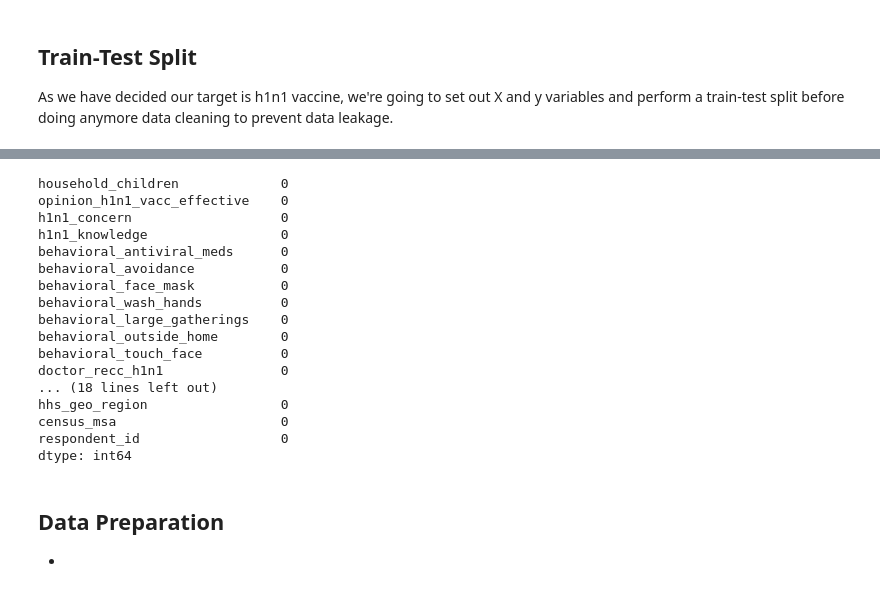
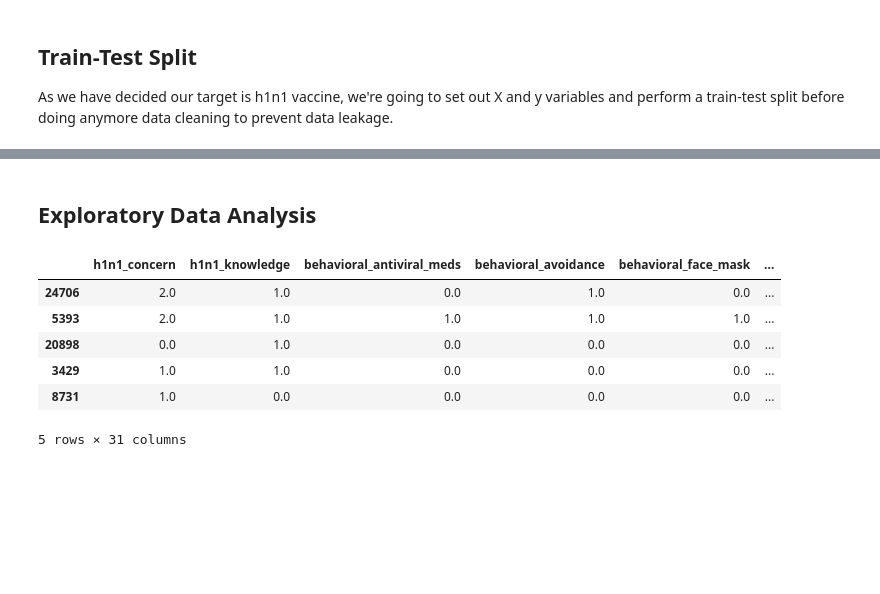
Before and after one commit to vkones/Project-3-Machine-Learning, a Jupyter notebook: index.ipynb, the cells around one changed output, grey strips where cells are left out. Cells and saved outputs as stored; diff of their text form; code cells hidden in the pictures; blank space fills up the shorter version.

```diff
--- a/index.ipynb
+++ b/index.ipynb
@@ -85,2 +102,21 @@ As we have decided our target is h1n1 vaccine, we're going to set out X and y va
 # %%
-# dropping seasonal_vaccine column as we're focused on h1
+# Initializing a simple Imputer to fill missing values
+from sklearn.impute import SimpleImputer
+num_imputer = SimpleImputer(strategy='median')
+cat_imputer = SimpleImputer(strategy='most_frequent')
+
+# Separating numerical and categorical columns
+num_cols = X_train.select_dtypes(include=['int64', 'float64']).columns
+cat_cols = X_train.select_dtypes(include=['object']).columns
+
+# Imputing missing numerical values
+X_train[num_cols] = num_imputer.fit_transform(X_train[num_cols])
+X_test[num_cols] = num_imputer.transform(X_test[num_cols])
+
+# Imputing missing categorical values
+X_train[cat_cols] = cat_imputer.fit_transform(X_train[cat_cols])
+X_test[cat_cols] = cat_imputer.transform(X_test[cat_cols])
+
+# Verifying no missing values remain
+print(X_train.isna().sum().sum())
+print(X_test.isna().sum())
@@ -165,20 +140,0 @@ df[numerical_cols] = num_imputer.fit_transform(df[numerical_cols])
-# %%
-df.isna().sum().sort_values(ascending=False)
-# %% [output]
-household_children             0
-opinion_h1n1_vacc_effective    0
-h1n1_concern                   0
-h1n1_knowledge                 0
-behavioral_antiviral_meds      0
-behavioral_avoidance           0
-behavioral_face_mask           0
-behavioral_wash_hands          0
-behavioral_large_gatherings    0
-behavioral_outside_home        0
-behavioral_touch_face          0
-doctor_recc_h1n1               0
-... (18 lines left out)
-hhs_geo_region                 0
-census_msa                     0
-respondent_id                  0
-dtype: int64
@@ -187,3 +141,14 @@ df['h']
-# %% [markdown]
-## Data Preparation
- -
+# %% [markdown]
+## Exploratory Data Analysis
+# %%
+# In order to perform EDA on the training set with labels we need to concatenate X_train and y_train
+df_eda = pd.concat([X_train, y_train], axis=1)
+df_eda.head()
+# %% [output]
+|  | h1n1_concern | h1n1_knowledge | behavioral_antiviral_meds | behavioral_avoidance | behavioral_face_mask | ... |
+| 24706 | 2.0 | 1.0 | 0.0 | 1.0 | 0.0 | ... |
+| 5393 | 2.0 | 1.0 | 1.0 | 1.0 | 1.0 | ... |
+| 20898 | 0.0 | 1.0 | 0.0 | 0.0 | 0.0 | ... |
+| 3429 | 1.0 | 1.0 | 0.0 | 0.0 | 0.0 | ... |
+| 8731 | 1.0 | 0.0 | 0.0 | 0.0 | 0.0 | ... |
+5 rows × 31 columns
```
Also changed, not shown: parts of 23 cells of this notebook.
